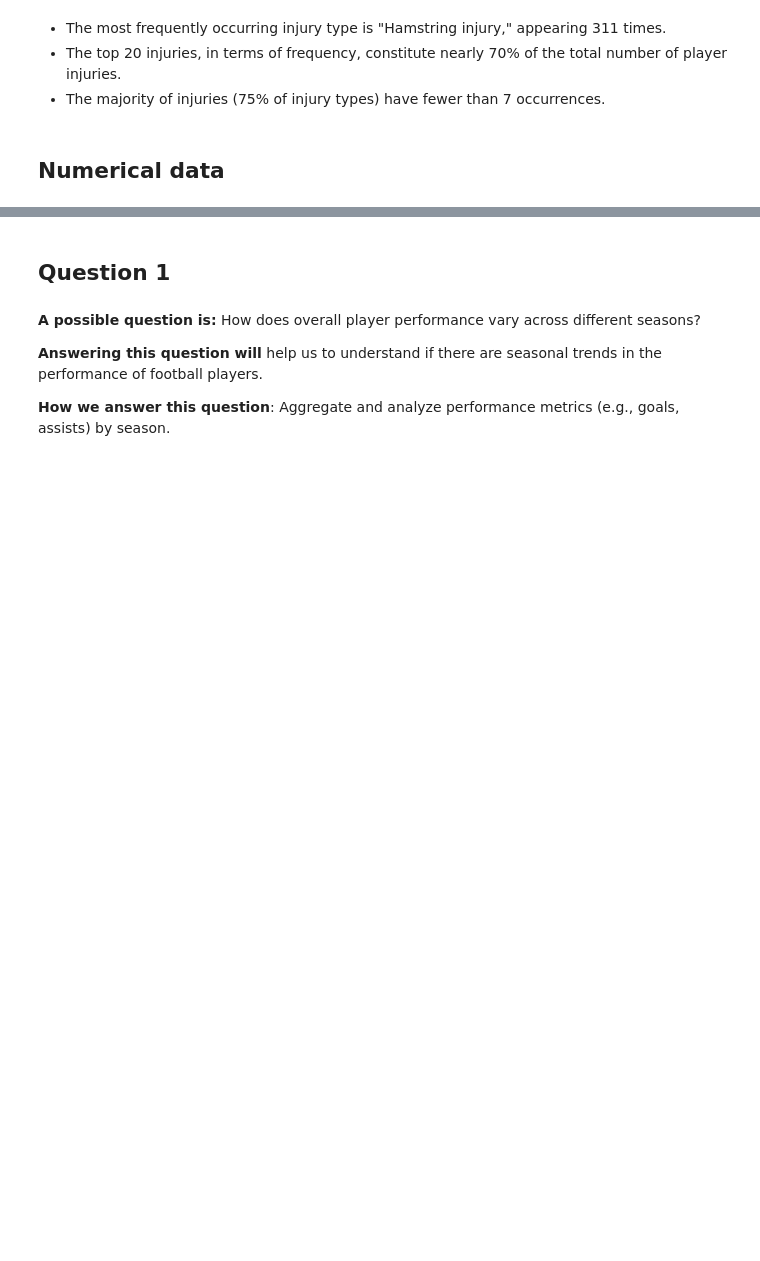
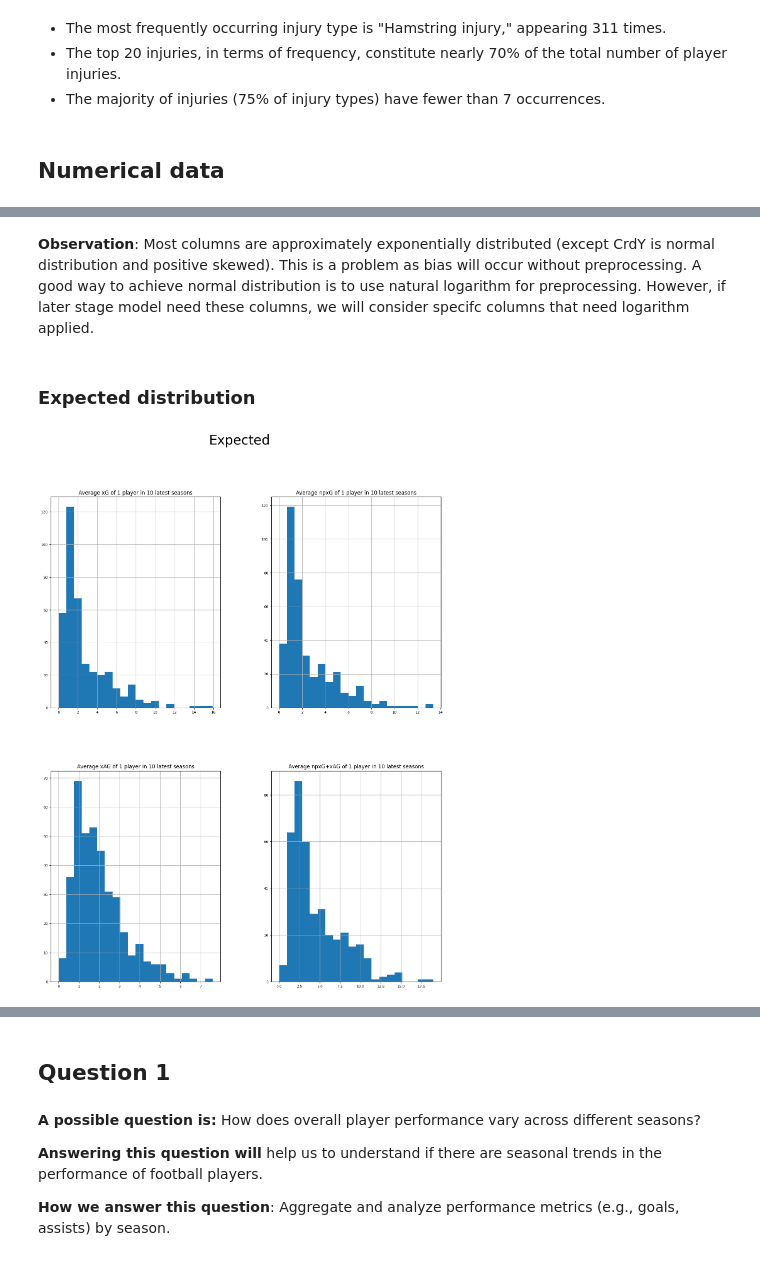
Before and after one commit to hwangdeokThien/CSC14119_IntroDS_final_project, a Jupyter notebook: src/notebooks/3.0-data_exploration.ipynb, the cells around one changed output, grey strips where cells are left out. Cells and saved outputs as stored; diff of their text form; code cells hidden in the pictures; blank space fills up the shorter version.

```diff
--- a/src/notebooks/3.0-data_exploration.ipynb
+++ b/src/notebooks/3.0-data_exploration.ipynb
@@ -285,0 +356,27 @@ Name: count, dtype: float64
+# %% [markdown]
+**Observation**: Most columns are approximately exponentially distributed (except CrdY is normal distribution and  positive skewed). This is a problem as bias will occur without preprocessing. A good way to achieve normal distribution is to use natural logarithm for preprocessing. However, if later stage model need these columns, we will consider specifc columns that need logarithm applied.
+# %% [markdown]
+### Expected distribution
+# %%
+expected_df = df_num[['Name', 'Season', 'Squad'] + group_dict['Expected']]
+
+# Drop duplicates based on 'Name', 'Season', 'Squad'
+expected_df = expected_df.drop_duplicates(['Name', 'Season', 'Squad']).reset_index(drop=True)
+expected_df_copy = expected_df.copy()
+
+# Create a total DataFrame by summing up values for each player and season
+total_expected_df = pd.DataFrame()
+for col in group_dict['Expected']:
+    total_expected_df['Total_' + col] = expected_df_copy.groupby(['Name', 'Season'])[col].sum()
+
+# Create an average DataFrame by calculating the mean for each player across seasons
+avg_expected_df = pd.DataFrame()
+for col in group_dict['Expected']:
+    avg_expected_df['Average ' + col + ' of 1 player in 10 latest seasons'] = total_expected_df.groupby(['Name'])['Total_' + col].mean()
+
+# Visualize
+avg_expected_df.hist(figsize=(16, 20), bins=20, xlabelsize=8, ylabelsize=8)
+plt.suptitle('Expected', fontsize = 30)
+plt.show()
+# %% [output]
+[figure, added]
```
Also changed, not shown: parts of 42 cells of this notebook, 2 other files.
